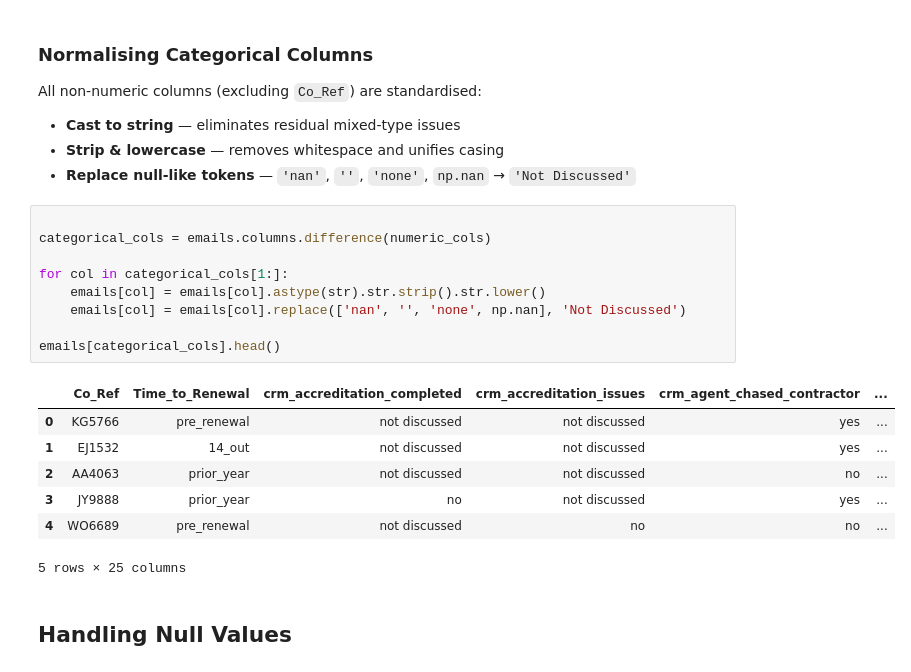
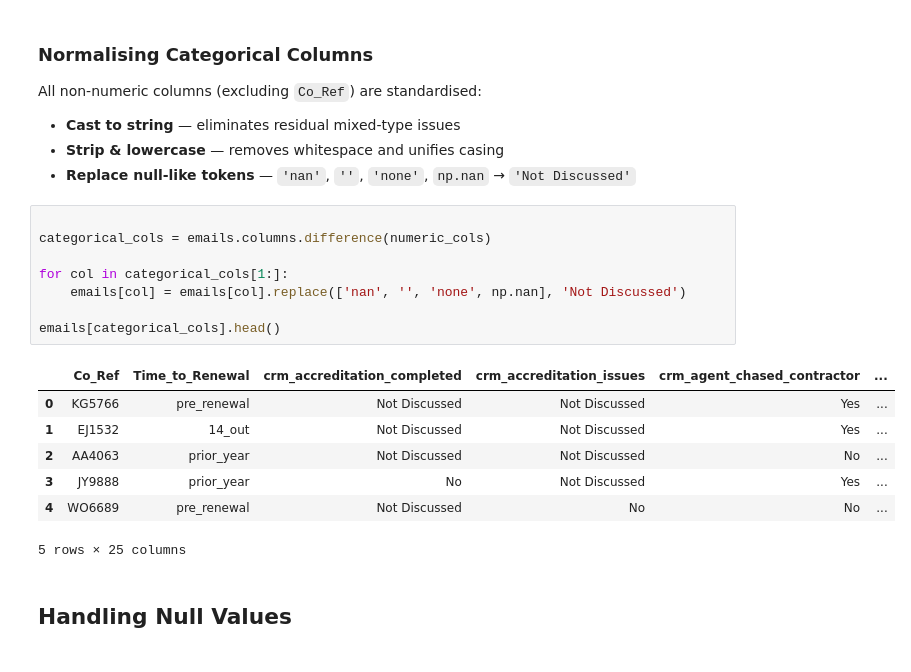
Before and after one commit to JacksonDivakarProjects/customer_renewal_analysis, a Jupyter notebook: notebooks/emails/01_emails_data_cleaning.ipynb, the cells around one changed output. Cells and saved outputs as stored; diff of their text form.

```diff
--- a/notebooks/emails/01_emails_data_cleaning.ipynb
+++ b/notebooks/emails/01_emails_data_cleaning.ipynb
@@ -142,19 +142,18 @@ All non-numeric columns (excluding `Co_Ref`) are standardised:
 # %%
 
 categorical_cols = emails.columns.difference(numeric_cols)
 
 for col in categorical_cols[1:]:
-    emails[col] = emails[col].astype(str).str.strip().str.lower()
     emails[col] = emails[col].replace(['nan', '', 'none', np.nan], 'Not Discussed')
 
 emails[categorical_cols].head()
 # %% [output]
 |  | Co_Ref | Time_to_Renewal | crm_accreditation_completed | crm_accreditation_issues | crm_agent_chased_contractor | ... |
-| 0 | KG5766 | pre_renewal | not discussed | not discussed | yes | ... |
-| 1 | EJ1532 | 14_out | not discussed | not discussed | yes | ... |
-| 2 | AA4063 | prior_year | not discussed | not discussed | no | ... |
-| 3 | JY9888 | prior_year | no | not discussed | yes | ... |
-| 4 | WO6689 | pre_renewal | not discussed | no | no | ... |
+| 0 | KG5766 | pre_renewal | Not Discussed | Not Discussed | Yes | ... |
+| 1 | EJ1532 | 14_out | Not Discussed | Not Discussed | Yes | ... |
+| 2 | AA4063 | prior_year | Not Discussed | Not Discussed | No | ... |
+| 3 | JY9888 | prior_year | No | Not Discussed | Yes | ... |
+| 4 | WO6689 | pre_renewal | Not Discussed | No | No | ... |
 5 rows × 25 columns
 # %% [markdown]
 ## **Handling Null Values**
```
Also changed, not shown: parts of 6 cells of this notebook, 3 other files.
